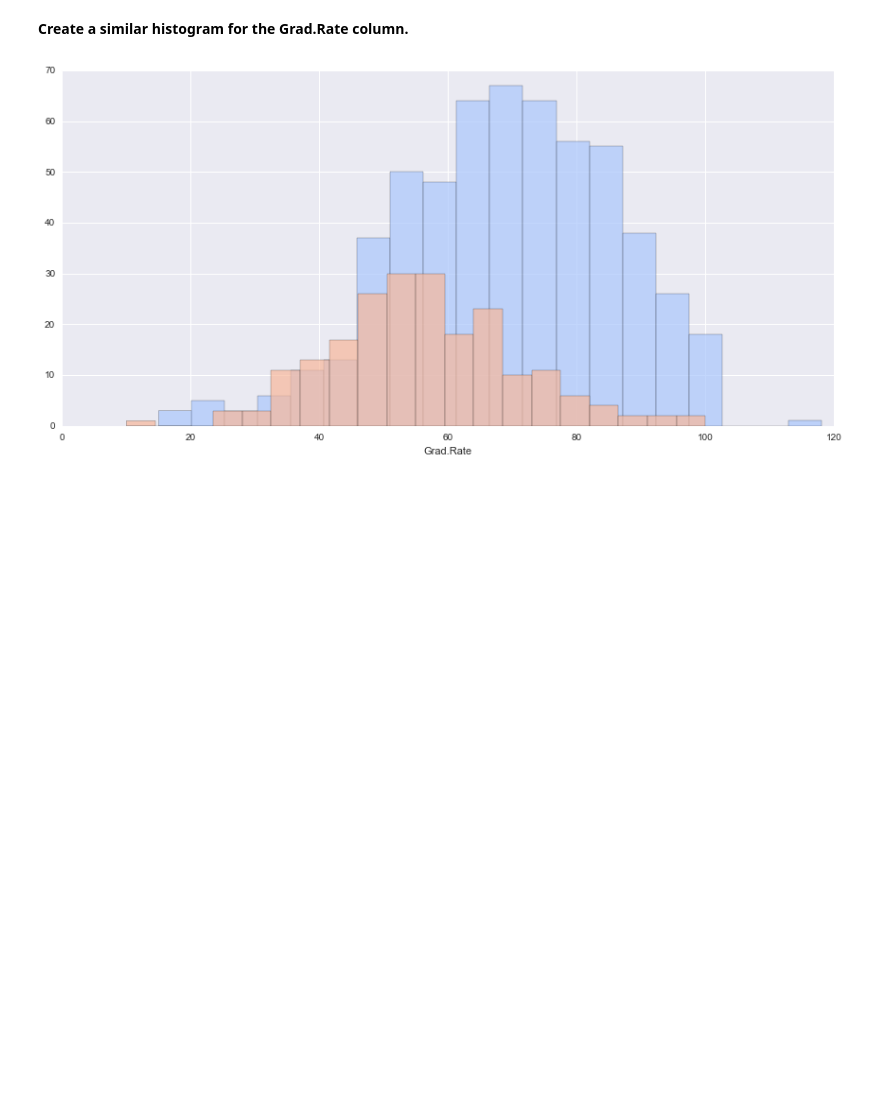
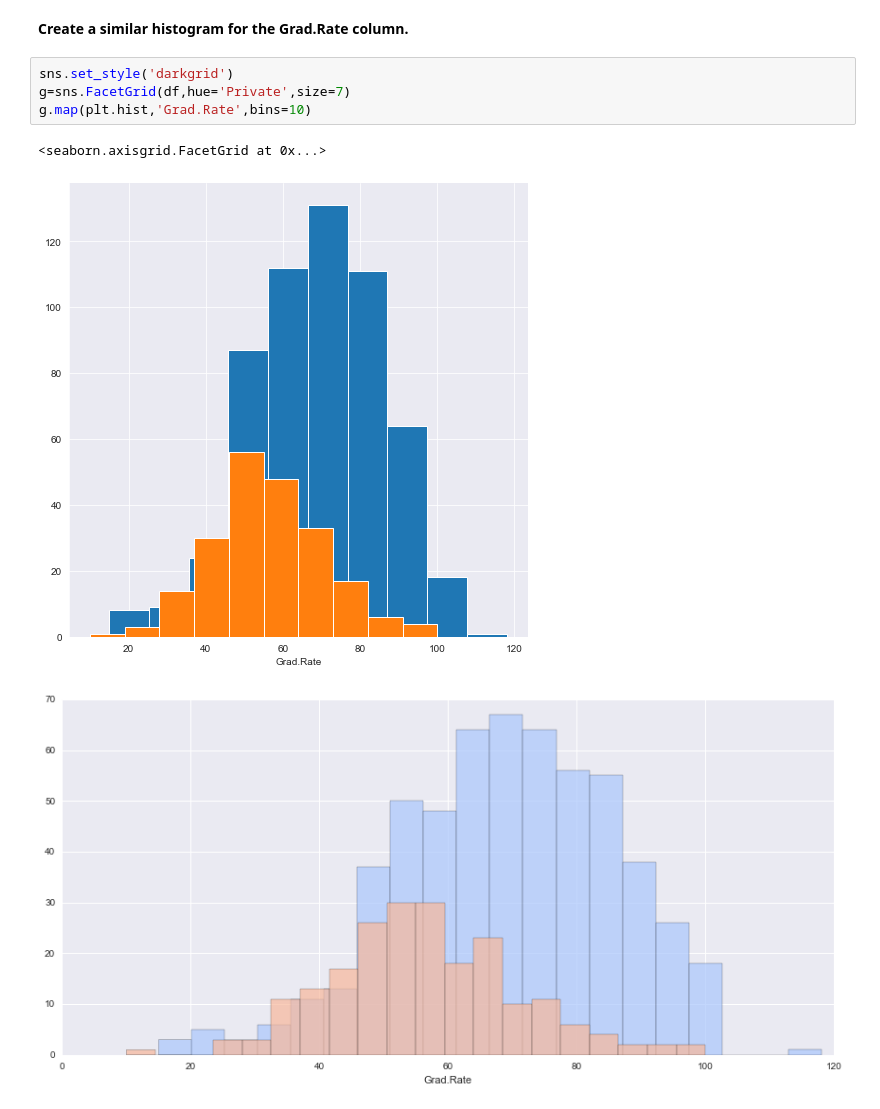
Before and after one commit to mahdis4092/Data-Science-Bootcamp, a Jupyter notebook: 17-K-Means-Clustering/02-K Means Clustering Project.ipynb, the cells around one changed output. Saved outputs shown, nothing was run; the diff lists cells and outputs as text; blank space fills up the shorter version.

```diff
--- a/17-K-Means-Clustering/02-K Means Clustering Project.ipynb
+++ b/17-K-Means-Clustering/02-K Means Clustering Project.ipynb
@@ -135,6 +135,13 @@ g.map(plt.hist,'Outstate',bins=20)
 [figure]
 # %% [markdown]
 **Create a similar histogram for the Grad.Rate column.**
+# %%
+sns.set_style('darkgrid')
+g=sns.FacetGrid(df,hue='Private',size=7)
+g.map(plt.hist,'Grad.Rate',bins=10)
+# %% [output]
+<seaborn.axisgrid.FacetGrid at 0x...>
+[figure, added]
 # %%
 # %% [output]
 [figure]
```
Also changed, not shown: parts of 20 cells of this notebook.
